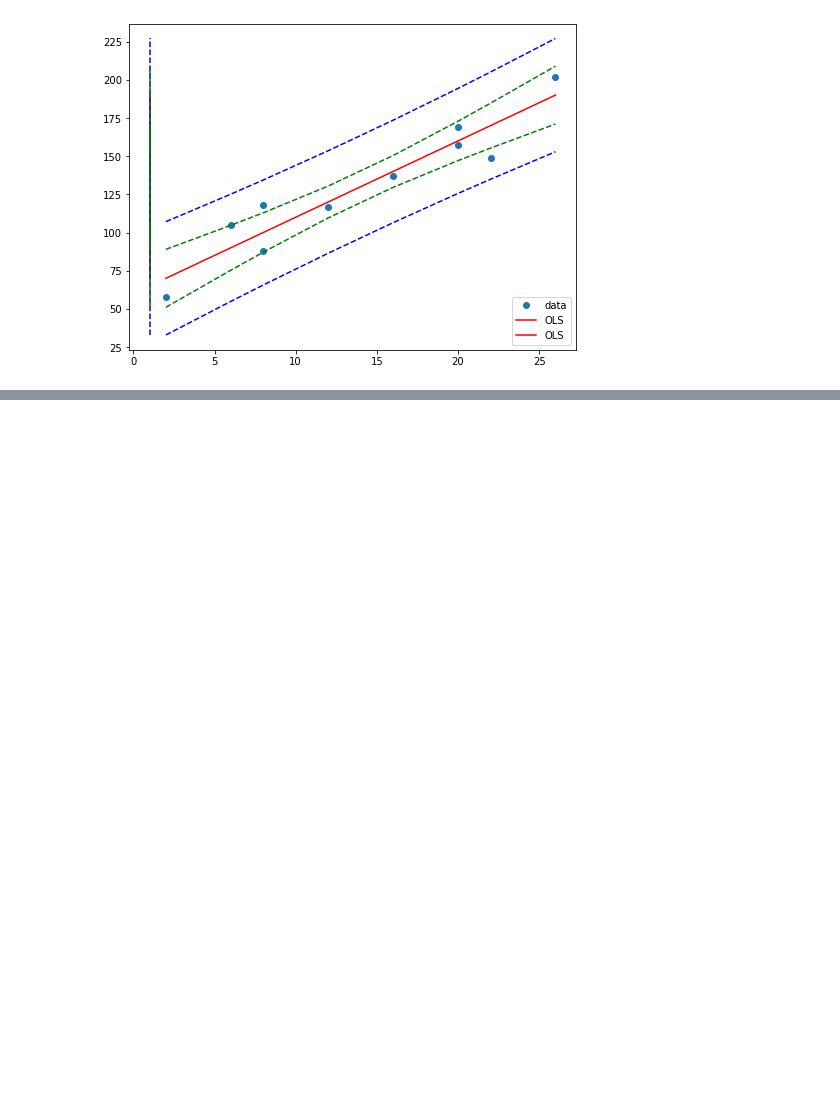
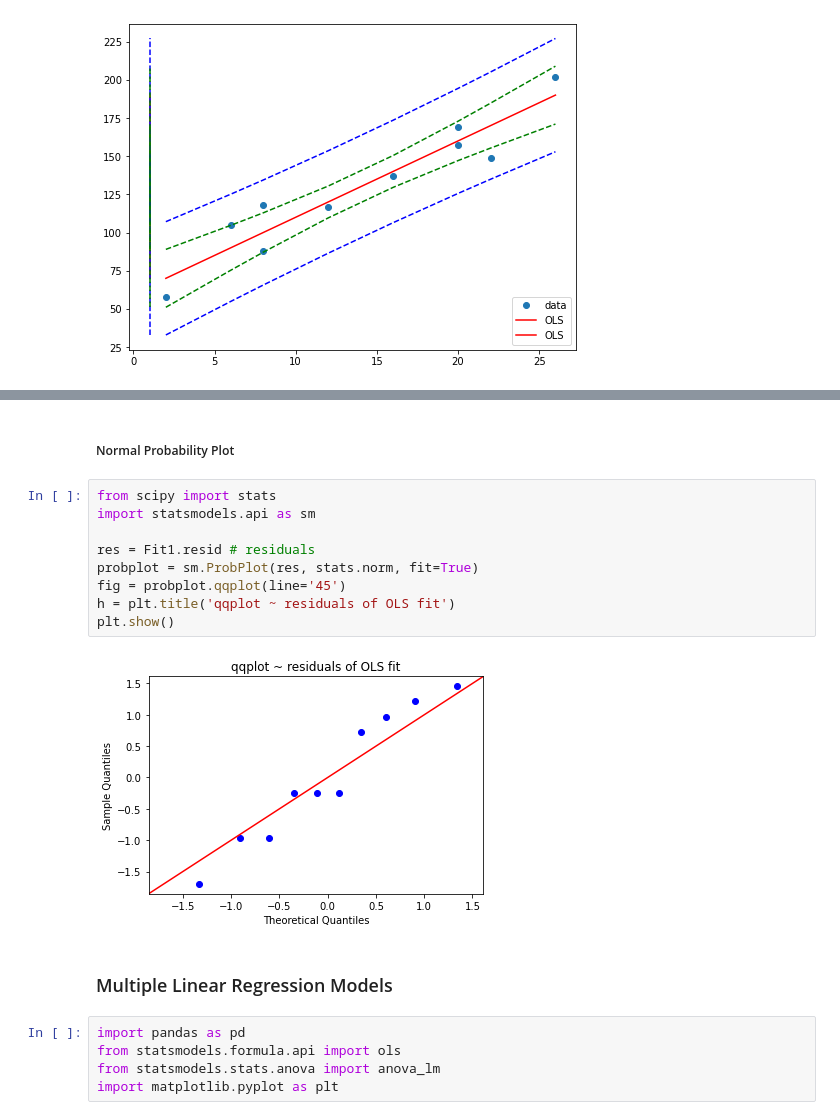
Before and after one commit to RPChinhara/Data-Analytics-with-Python, a Jupyter notebook: Week-7.ipynb, the cells around one changed output, grey strips where cells are left out. Drawn from its saved outputs; the diff is of its cells as text; blank space fills up the shorter version.

```diff
--- a/Week-7.ipynb
+++ b/Week-7.ipynb
@@ -136,0 +210,20 @@ plt.show()
+# %% [markdown]
+##### Normal Probability Plot
+# %%
+from scipy import stats
+import statsmodels.api as sm
+
+res = Fit1.resid # residuals
+probplot = sm.ProbPlot(res, stats.norm, fit=True)
+fig = probplot.qqplot(line='45')
+h = plt.title('qqplot ~ residuals of OLS fit')
+plt.show()
+# %% [output]
+[figure, added]
+# %% [markdown]
+### Multiple Linear Regression Models
+# %%
+import pandas as pd
+from statsmodels.formula.api import ols
+from statsmodels.stats.anova import anova_lm
+import matplotlib.pyplot as plt
```
Also changed, not shown: parts of 55 cells of this notebook.
